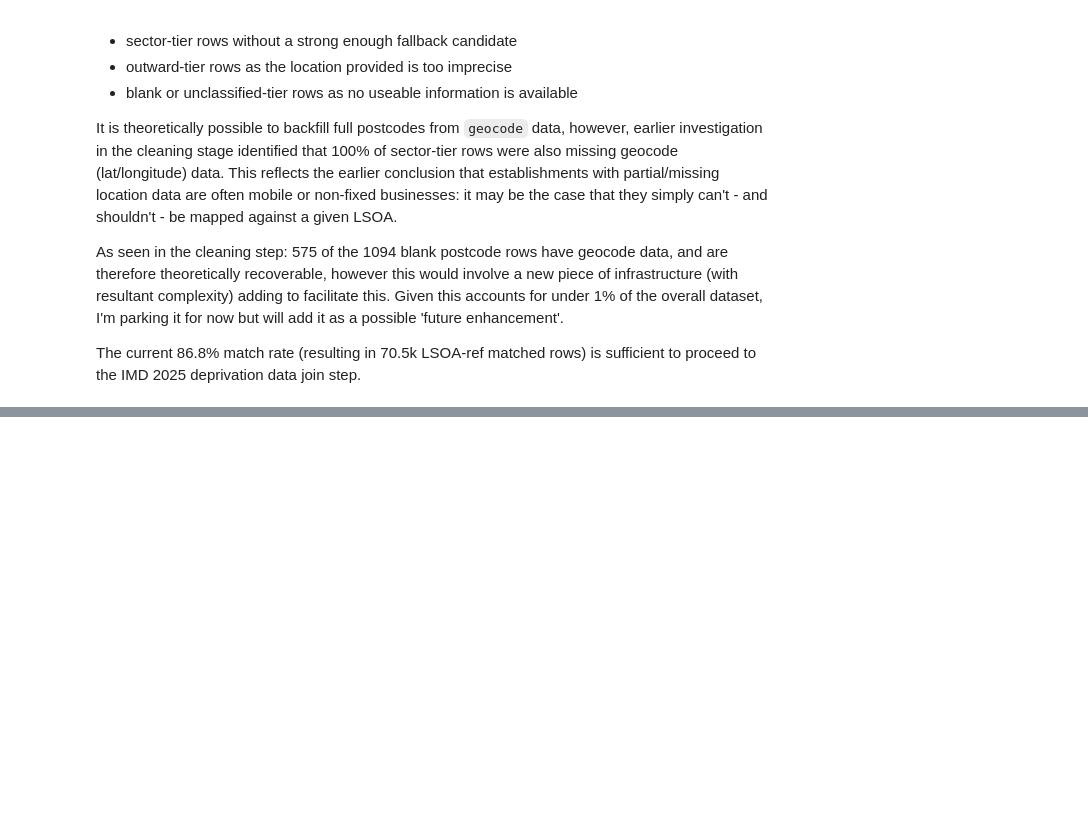
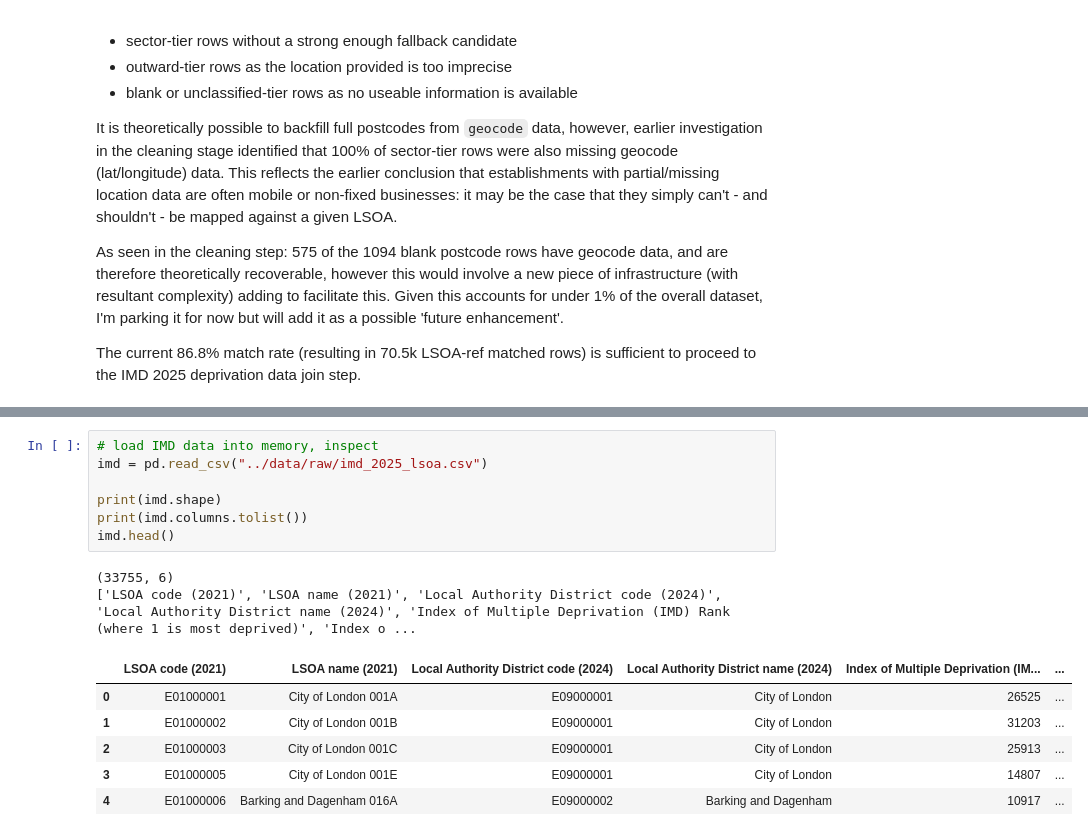
Before and after one commit to hphilpotts/fhrs-london-insights, a Jupyter notebook: notebooks/03_ons_join.ipynb, the cells around one changed output, grey strips where cells are left out. Drawn from its saved outputs; the diff is of its cells as text; blank space fills up the shorter version.

```diff
--- a/notebooks/03_ons_join.ipynb
+++ b/notebooks/03_ons_join.ipynb
@@ -412,0 +425,16 @@ The current 86.8% match rate (resulting in 70.5k LSOA-ref matched rows) is suffi
+# %%
+# load IMD data into memory, inspect
+imd = pd.read_csv("../data/raw/imd_2025_lsoa.csv")
+
+print(imd.shape)
+print(imd.columns.tolist())
+imd.head()
+# %% [output]
+(33755, 6)
+['LSOA code (2021)', 'LSOA name (2021)', 'Local Authority District code (2024)', 'Local Authority District name (2024)', 'Index of Multiple Deprivation (IMD) Rank (where 1 is most deprived)', 'Index o ...
+|  | LSOA code (2021) | LSOA name (2021) | Local Authority District code (2024) | Local Authority District name (2024) | Index of Multiple Deprivation (IM... | ... |
+| 0 | E01000001 | City of London 001A | E09000001 | City of London | 26525 | ... |
+| 1 | E01000002 | City of London 001B | E09000001 | City of London | 31203 | ... |
+| 2 | E01000003 | City of London 001C | E09000001 | City of London | 25913 | ... |
+| 3 | E01000005 | City of London 001E | E09000001 | City of London | 14807 | ... |
+| 4 | E01000006 | Barking and Dagenham 016A | E09000002 | Barking and Dagenham | 10917 | ... |
```
Also changed, not shown: parts of 13 cells of this notebook, 2 other files.
